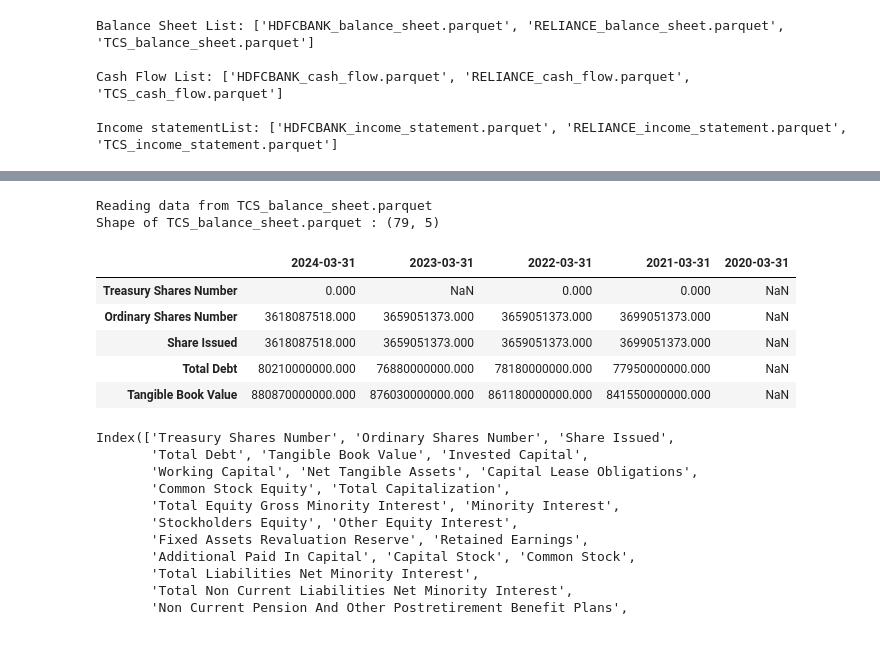
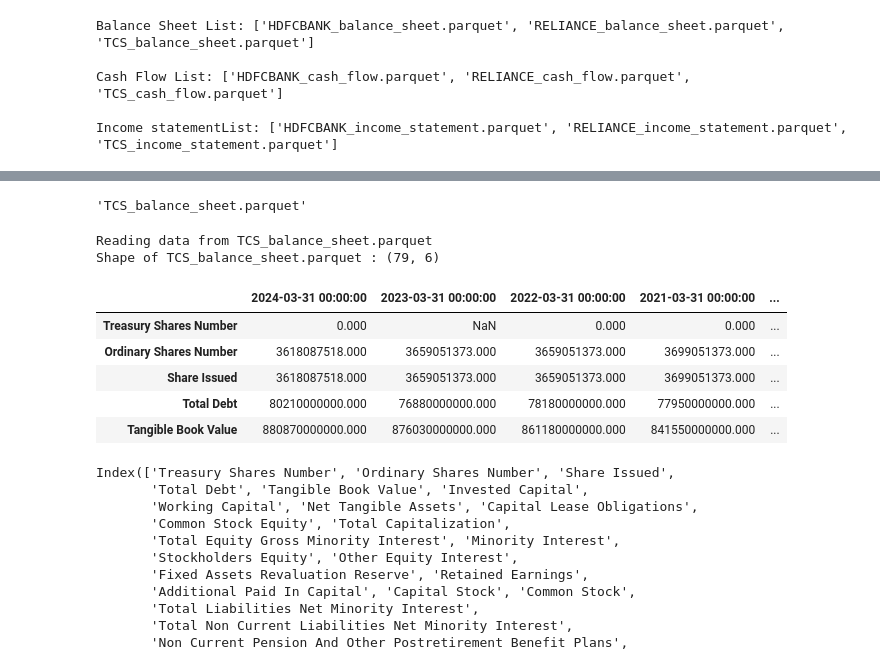
Before and after one commit to vpk4691/stock-classification-valuation, a Jupyter notebook: notebooks/01_stock_metrics_eda.ipynb, the cells around one changed output, grey strips where cells are left out. Saved outputs shown, nothing was run; the diff lists cells and outputs as text; code cells hidden in the pictures.

```diff
--- a/notebooks/01_stock_metrics_eda.ipynb
+++ b/notebooks/01_stock_metrics_eda.ipynb
@@ -118,15 +119,21 @@ company_data
+# %%
+balance_sheet_list[2]
+# %% [output]
+'TCS_balance_sheet.parquet'
 # %%
 bs_data=balance_sheet_list[2]
 print(f"Reading data from {bs_data}")
 bs_df=pd.read_parquet(bs_data)
+company_ = bs_data.replace('_balance_sheet.parquet', '')
+bs_df['Company'] = company_
 print(f"Shape of {bs_data} : {bs_df.shape}")
 bs_df.head()
 # %% [output]
 Reading data from TCS_balance_sheet.parquet
-Shape of TCS_balance_sheet.parquet : (79, 5)
+Shape of TCS_balance_sheet.parquet : (79, 6)
-|  | 2024-03-31 | 2023-03-31 | 2022-03-31 | 2021-03-31 | 2020-03-31 |
-| Treasury Shares Number | 0.000 | NaN | 0.000 | 0.000 | NaN |
-| Ordinary Shares Number | 3618087518.000 | 3659051373.000 | 3659051373.000 | 3699051373.000 | NaN |
-| Share Issued | 3618087518.000 | 3659051373.000 | 3659051373.000 | 3699051373.000 | NaN |
-| Total Debt | 80210000000.000 | 76880000000.000 | 78180000000.000 | 77950000000.000 | NaN |
-| Tangible Book Value | 880870000000.000 | 876030000000.000 | 861180000000.000 | 841550000000.000 | NaN |
+|  | 2024-03-31 00:00:00 | 2023-03-31 00:00:00 | 2022-03-31 00:00:00 | 2021-03-31 00:00:00 | ... |
+| Treasury Shares Number | 0.000 | NaN | 0.000 | 0.000 | ... |
+| Ordinary Shares Number | 3618087518.000 | 3659051373.000 | 3659051373.000 | 3699051373.000 | ... |
+| Share Issued | 3618087518.000 | 3659051373.000 | 3659051373.000 | 3699051373.000 | ... |
+| Total Debt | 80210000000.000 | 76880000000.000 | 78180000000.000 | 77950000000.000 | ... |
+| Tangible Book Value | 880870000000.000 | 876030000000.000 | 861180000000.000 | 841550000000.000 | ... |
```
Also changed, not shown: parts of 22 cells of this notebook, 1 other file.
